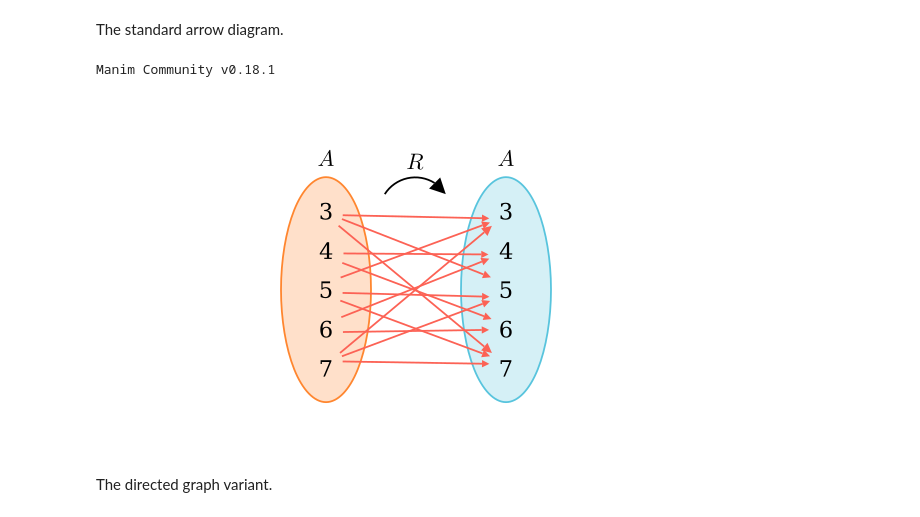
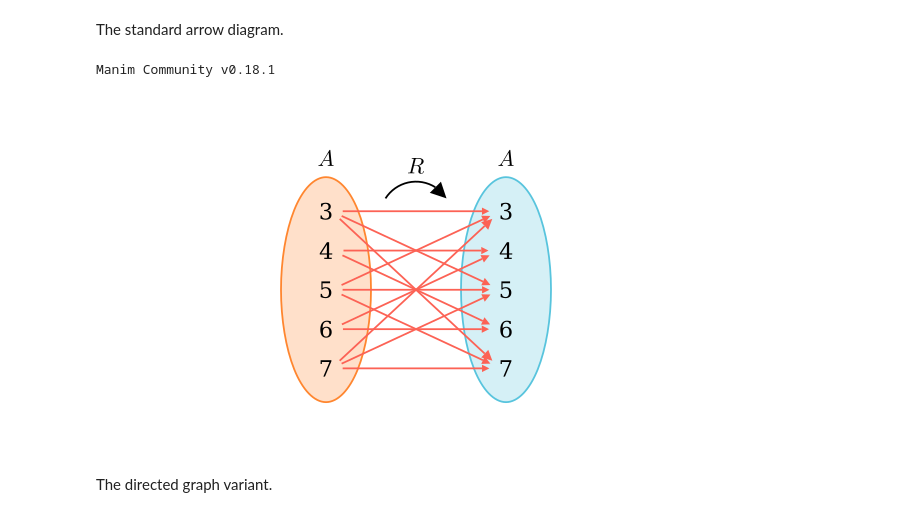
Before and after one commit to PhotonicGluon/NZQRC-Book, a Jupyter notebook: code/image_generation/part-1.ipynb, the cells around one changed output. Cells and saved outputs as stored; diff of their text form; code cells hidden in the pictures.

Commit message:
Regenerate (existing) relation images

```diff
--- a/code/image_generation/part-1.ipynb
+++ b/code/image_generation/part-1.ipynb
@@ -256,8 +256,8 @@ class RelationDiagram(Scene):
         ]
         arrows = [
             Arrow(
-                elements_m[i],
-                elements_c[j],
+                elements_m[i].get_right(),
+                elements_c[j].get_left(),
                 stroke_width=ARROW_STROKE_WIDTH,
                 max_tip_length_to_length_ratio=ARROW_TIP_RATIO,
                 color=RED
@@ -267,7 +267,7 @@ class RelationDiagram(Scene):
         arrows = VGroup(*arrows)
 
         # Add relation label above the arrows
-        relation_label = MathTex("R", color=BLACK).next_to(arrows, 4*UP)
+        relation_label = MathTex("R", color=BLACK).next_to(arrows, 3.5*UP)
         relation_label.add(
             CurvedArrow(
                 relation_label.get_left() + LEFT * 0.5,
@@ -331,8 +331,8 @@ class RelationDiagram(Scene):
         ]
         arrows = [
             Arrow(
-                elements_a[i],
-                elements_b[j],
+                elements_a[i].get_right(),
+                elements_b[j].get_left(),
                 stroke_width=ARROW_STROKE_WIDTH,
                 max_tip_length_to_length_ratio=ARROW_TIP_RATIO,
                 color=RED
@@ -342,7 +342,7 @@ class RelationDiagram(Scene):
         arrows = VGroup(*arrows)
 
         # Add relation label above the arrows
-        relation_label = MathTex("R", color=BLACK).next_to(arrows, 4*UP)
+        relation_label = MathTex("R", color=BLACK).next_to(arrows, 3.5*UP)
         relation_label.add(
             CurvedArrow(
                 relation_label.get_left() + LEFT * 0.5,
@@ -411,37 +411,37 @@ class RelationDiagram(Scene):
             (4, 0),
             (4, 2),
             (4, 4)
         ]
         arrows = [
             Arrow(
-                elements_a[i],
-                elements_b[j],
+                elements_a[i].get_right(),
+                elements_b[j].get_left(),
                 stroke_width=ARROW_STROKE_WIDTH,
                 max_tip_length_to_length_ratio=ARROW_TIP_RATIO,
                 color=RED
             )
             for i, j in arrow_links
         ]
         arrows = VGroup(*arrows)
 
         # Add relation label above the arrows
-        relation_label = MathTex("R", color=BLACK).next_to(arrows, 4*UP)
+        relation_label = MathTex("R", color=BLACK).next_to(arrows, 3*UP)
         relation_label.add(
             CurvedArrow(
                 relation_label.get_left() + LEFT * 0.5,
                 relation_label.get_right() + RIGHT * 0.5,
                 stroke_width=ARROW_STROKE_WIDTH,
                 color=BLACK
             ).flip(LEFT).shift(DOWN * 0.35)
         )
 
         # Add all elements to the scene
         group = Group(ellipse_a, ellipse_b, label_a, label_b, elements_a, elements_b, arrows, relation_label)
         group.center()
         self.add(group)
 # %% [output]
 Manim Community v0.18.1
-[figure, old version]
+[figure, new version]
 # %% [markdown]
 The directed graph variant.
 # %%
```
Also changed, not shown: parts of 2 cells of this notebook, 4 other files.
